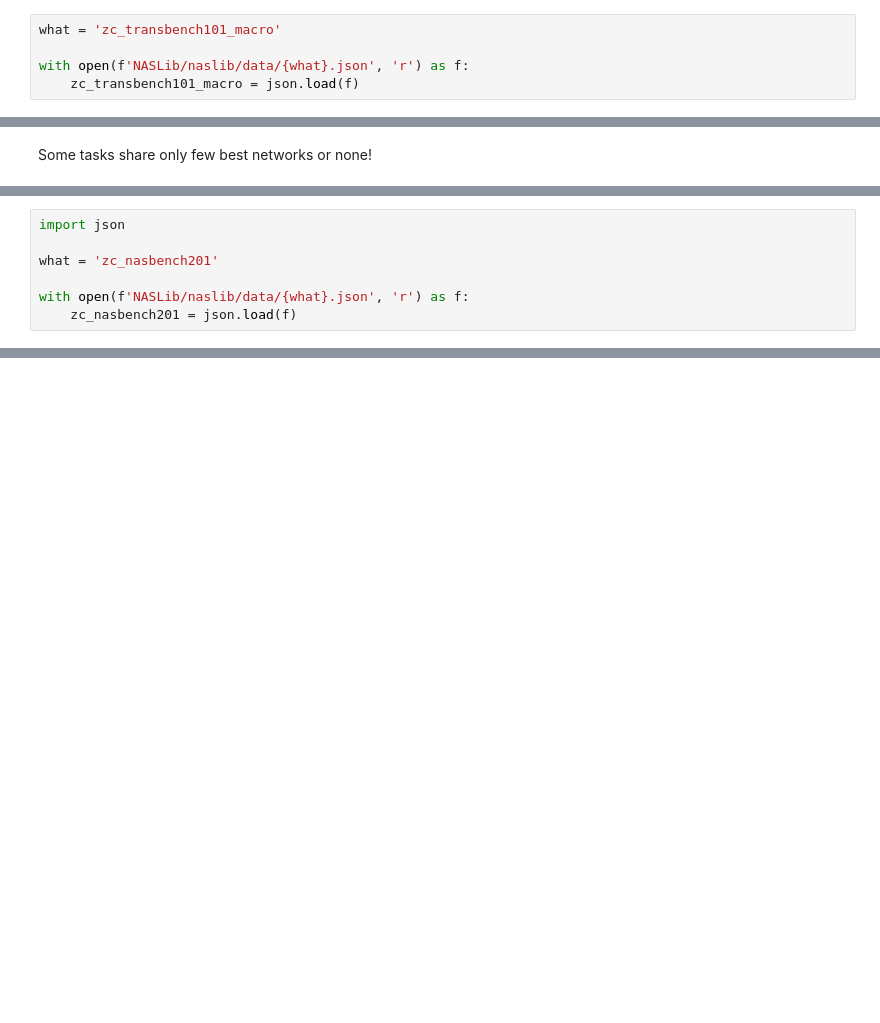
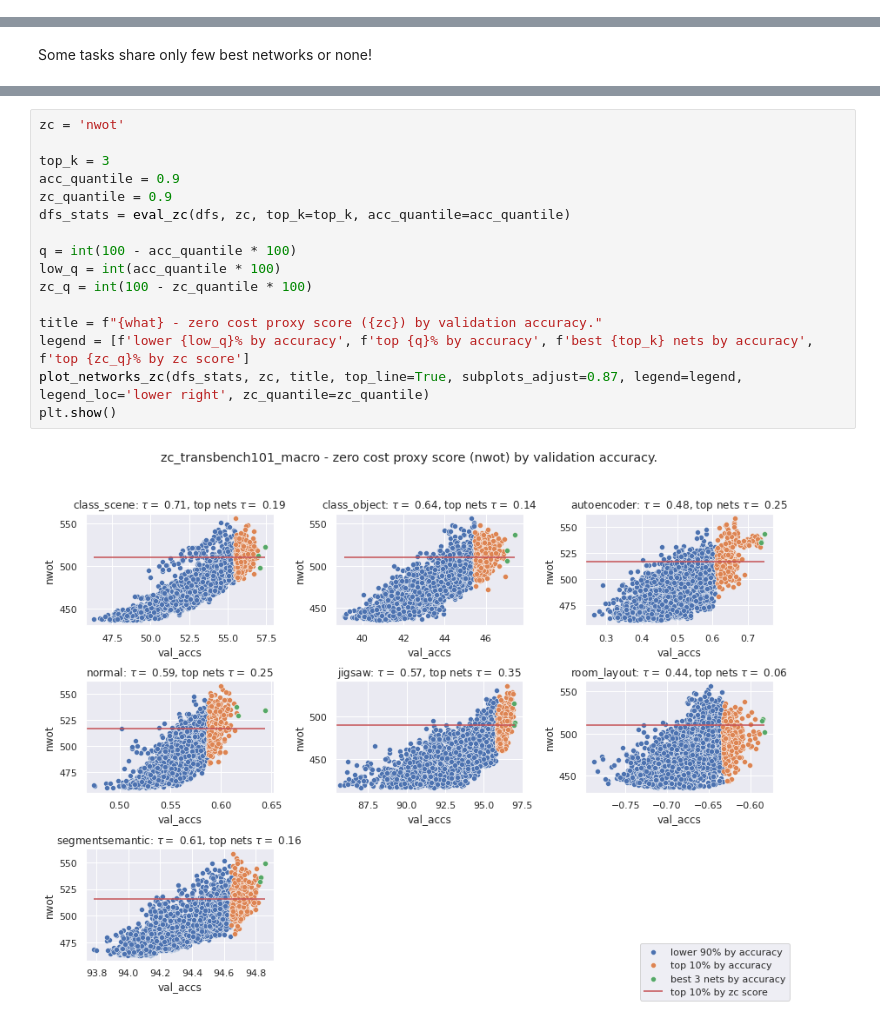
Before and after one commit to gabikadlecova/zc_combine, a Jupyter notebook: analyze_zc_results.ipynb, the cells around one changed output, grey strips where cells are left out. Saved outputs shown, nothing was run; the diff lists cells and outputs as text; blank space fills up the shorter version.

```diff
--- a/analyze_zc_results.ipynb
+++ b/analyze_zc_results.ipynb
@@ -247,5 +25,0 @@ import json
-# %%
-what = 'zc_transbench101_macro'
-
-with open(f'NASLib/naslib/data/{what}.json', 'r') as f:
-    zc_transbench101_macro = json.load(f)
@@ -276,7 +33,0 @@ plot_top_proxies(dfs, zc)
-# %%
-import json
-
-what = 'zc_nasbench201'
-
-with open(f'NASLib/naslib/data/{what}.json', 'r') as f:
-    zc_nasbench201 = json.load(f)
@@ -473,0 +47,18 @@ segmentsemantic 0.44770377834893965
+# %%
+zc = 'nwot'
+
+top_k = 3
+acc_quantile = 0.9
+zc_quantile = 0.9
+dfs_stats = eval_zc(dfs, zc, top_k=top_k, acc_quantile=acc_quantile)
+
+q = int(100 - acc_quantile * 100)
+low_q = int(acc_quantile * 100)
+zc_q = int(100 - zc_quantile * 100)
+
+title = f"{what} - zero cost proxy score ({zc}) by validation accuracy."
+legend = [f'lower {low_q}% by accuracy', f'top {q}% by accuracy', f'best {top_k} nets by accuracy', f'top {zc_q}% by zc score']
+plot_networks_zc(dfs_stats, zc, title, top_line=True, subplots_adjust=0.87, legend=legend, legend_loc='lower right', zc_quantile=zc_quantile)
+plt.show()
+# %% [output]
+[figure, added]
```
Also changed, not shown: parts of 64 cells of this notebook, 3 other files.
